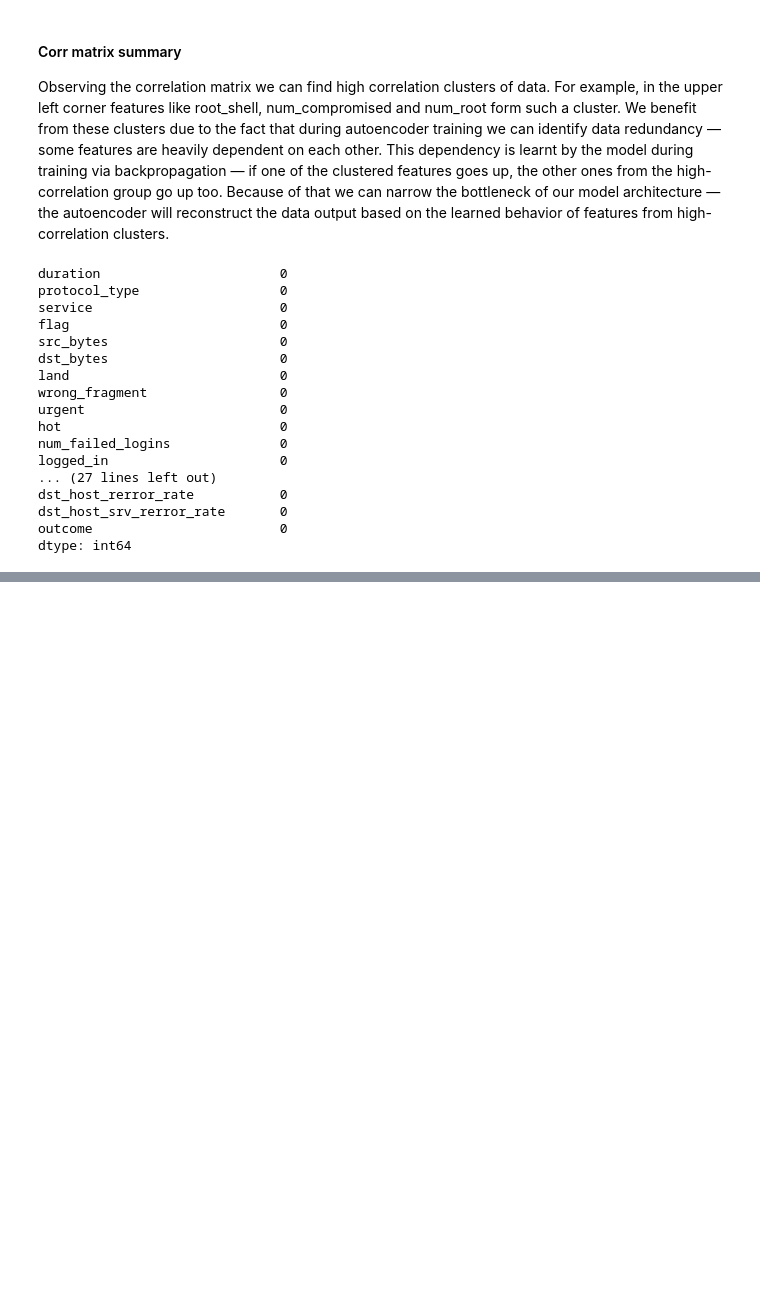
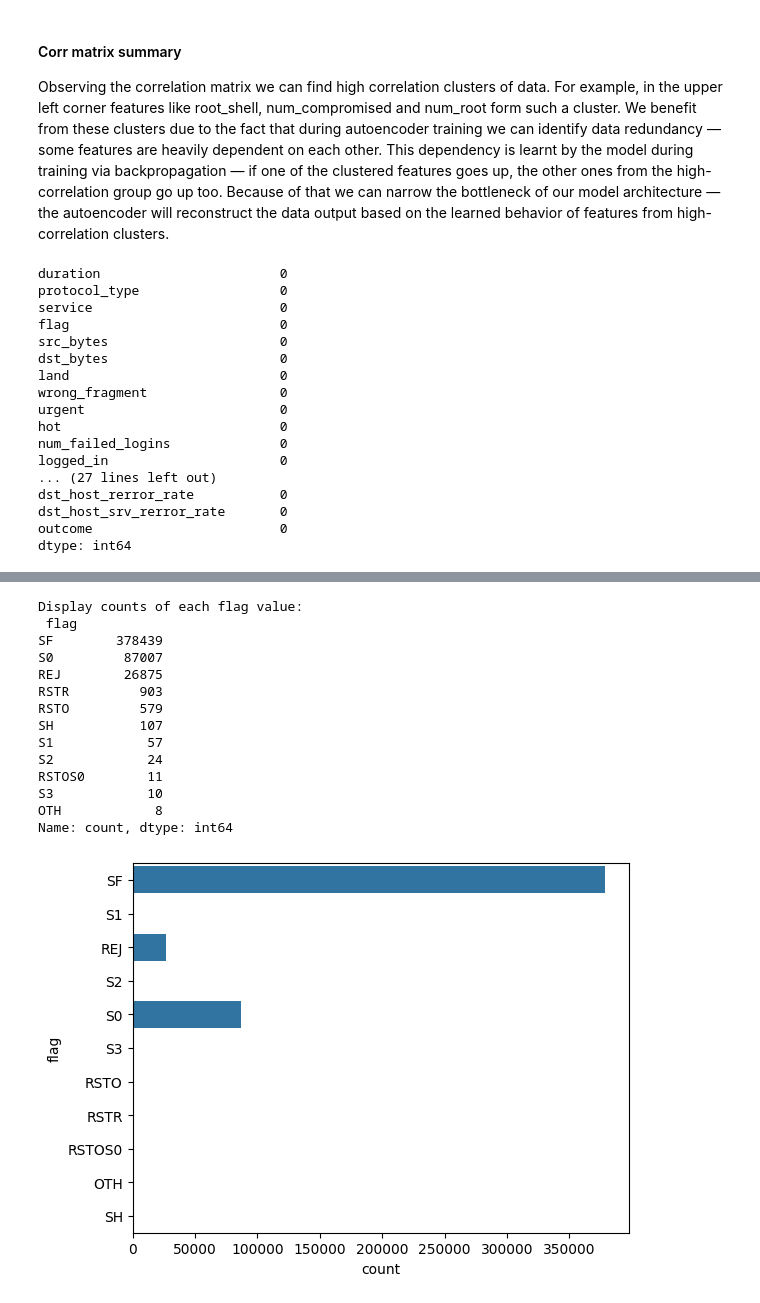
Before and after one commit to jancewicz/PJATK---Artificial-Intelligence-Postgraduate-Studies-, a Jupyter notebook: keras/pawel_jancewicz_pr8_2026/network_traffic/network_traffic.ipynb, the cells around one changed output, grey strips where cells are left out. Drawn from its saved outputs; the diff is of its cells as text; code cells hidden in the pictures; blank space fills up the shorter version.

```diff
--- a/keras/pawel_jancewicz_pr8_2026/network_traffic/network_traffic.ipynb
+++ b/keras/pawel_jancewicz_pr8_2026/network_traffic/network_traffic.ipynb
@@ -136,0 +161,24 @@ dtype: int64
+# %%
+# Flag - Dominant (SF), with two other values REJ and S0 being the noticeably occuring
+# We can combine other records into common label - "Other", as 4th value "RSTR" occurs 903 time in dataset,
+# in comparsion to 3rd "REJ" (almost 27k occurences). The rest flags are even rarer so grouping them to
+# 3 majors flags and category "Other" can make sense his to avoid inflating the dataset with encoded values.
+sns.countplot(df["flag"])
+
+print("Display counts of each flag value: \n", df["flag"].value_counts())
+# %% [output]
+Display counts of each flag value:
+ flag
+SF        378439
+S0         87007
+REJ        26875
+RSTR         903
+RSTO         579
+SH           107
+S1            57
+S2            24
+RSTOS0        11
+S3            10
+OTH            8
+Name: count, dtype: int64
+[figure, added]
```
Also changed, not shown: parts of 6 cells of this notebook.
